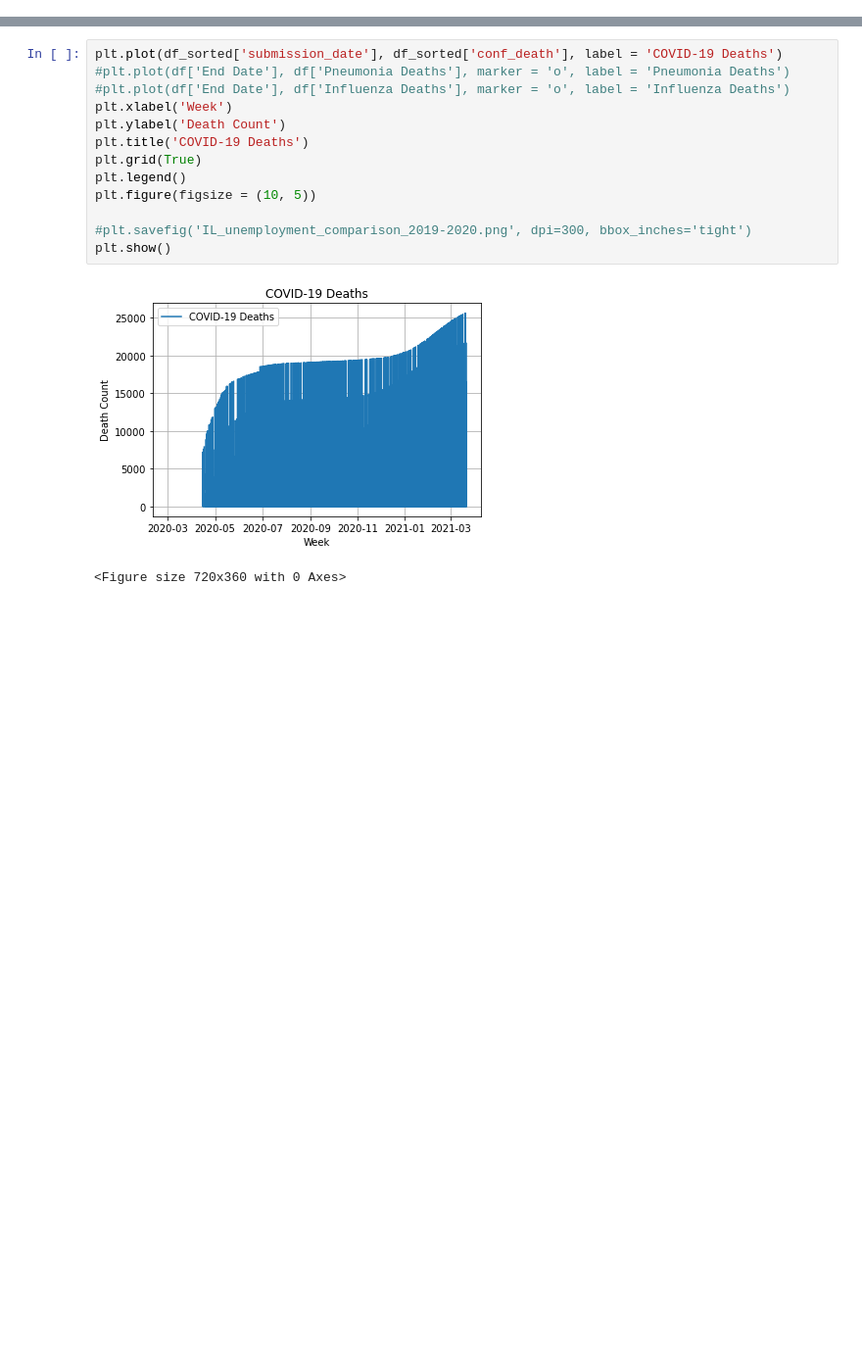
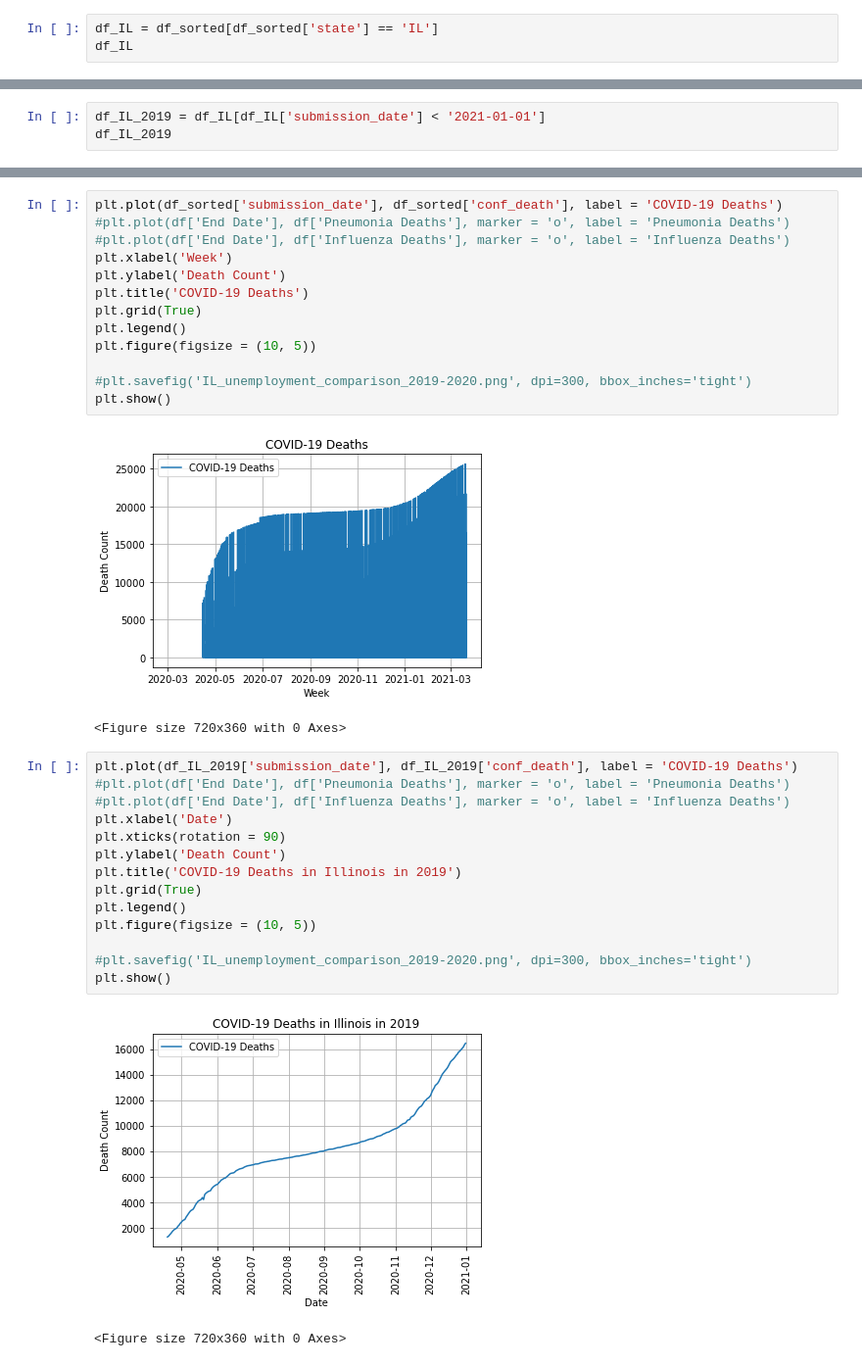
Before and after one commit to erickzli/IS597-COVID-Project, a Jupyter notebook: Kerstin's Folder/Clean Data- US Cases and Deaths by State Over Time.ipynb, the cells around one changed output, grey strips where cells are left out. Shown at 98% size. Drawn from its saved outputs; the diff is of its cells as text; blank space fills up the shorter version.

Commit message:
Create line graph

```diff
--- a/Kerstin's Folder/Clean Data- US Cases and Deaths by State Over Time.ipynb
+++ b/Kerstin's Folder/Clean Data- US Cases and Deaths by State Over Time.ipynb
@@ -211,3 +234,6 @@ df_sorted
 | 17674 | 2021-03-21 | IL | 1221863 | 1221863.0 | 0.0 | 1431 | 0.0 | 23357 | ... |
 | 14095 | 2021-03-21 | GU | 7780 | NaN | NaN | 0 | 0.0 | 134 | ... |
 25500 rows × 15 columns
+# %%
+df_IL = df_sorted[df_sorted['state'] == 'IL']
+df_IL
@@ -213,0 +254,3 @@ df_sorted
+# %%
+df_IL_2019 = df_IL[df_IL['submission_date'] < '2021-01-01']
+df_IL_2019
@@ -227,3 +284,20 @@ plt.show()
 # %% [output]
 [figure]
 <Figure size 720x360 with 0 Axes>
+# %%
+plt.plot(df_IL_2019['submission_date'], df_IL_2019['conf_death'], label = 'COVID-19 Deaths')
+#plt.plot(df['End Date'], df['Pneumonia Deaths'], marker = 'o', label = 'Pneumonia Deaths')
+#plt.plot(df['End Date'], df['Influenza Deaths'], marker = 'o', label = 'Influenza Deaths')
+plt.xlabel('Date')
+plt.xticks(rotation = 90)
+plt.ylabel('Death Count')
+plt.title('COVID-19 Deaths in Illinois in 2019')
+plt.grid(True)
+plt.legend()
+plt.figure(figsize = (10, 5))
+
+#plt.savefig('IL_unemployment_comparison_2019-2020.png', dpi=300, bbox_inches='tight')
+plt.show()
+# %% [output]
+[figure, added]
+<Figure size 720x360 with 0 Axes>
```
Also changed, not shown: parts of 6 cells of this notebook.
